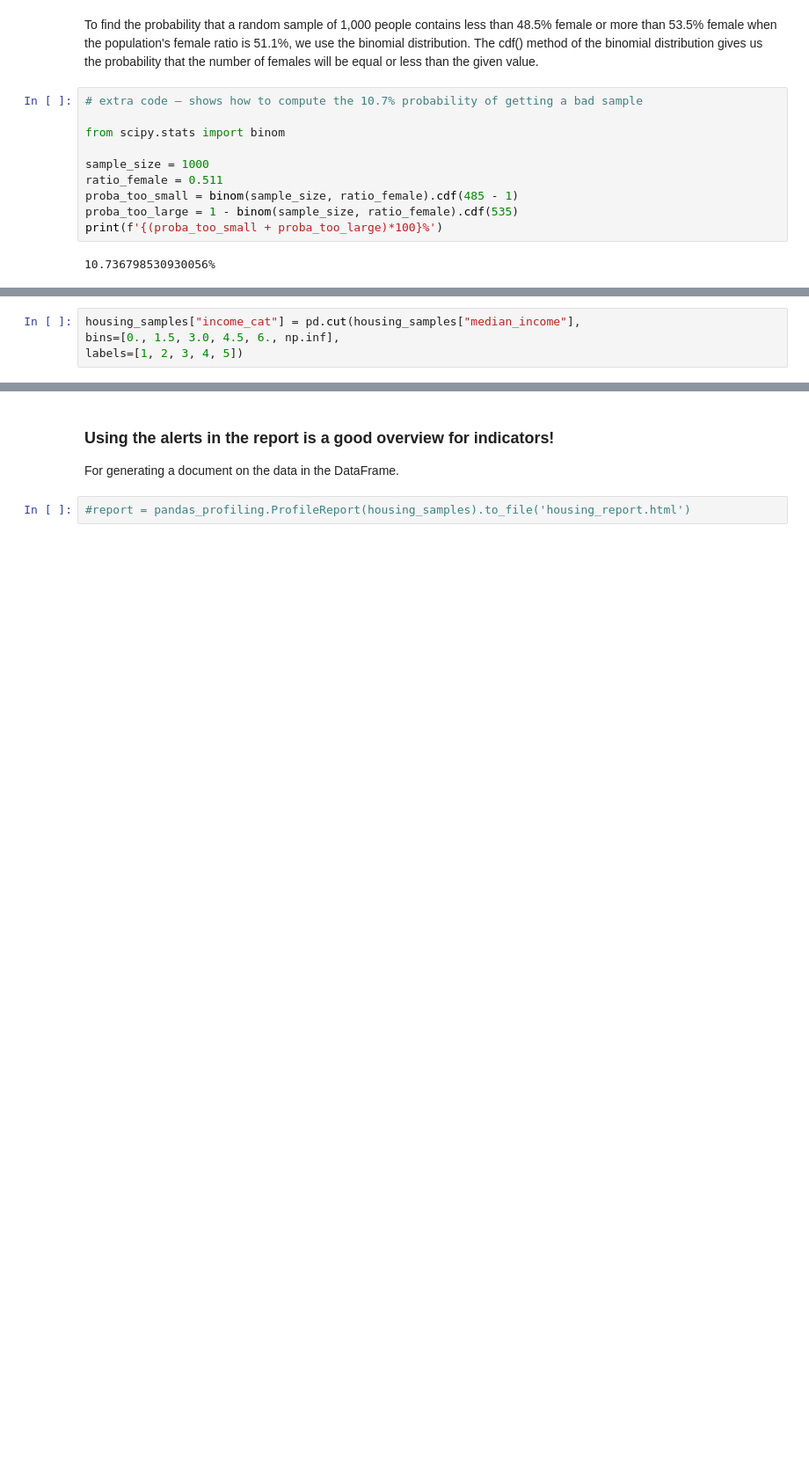
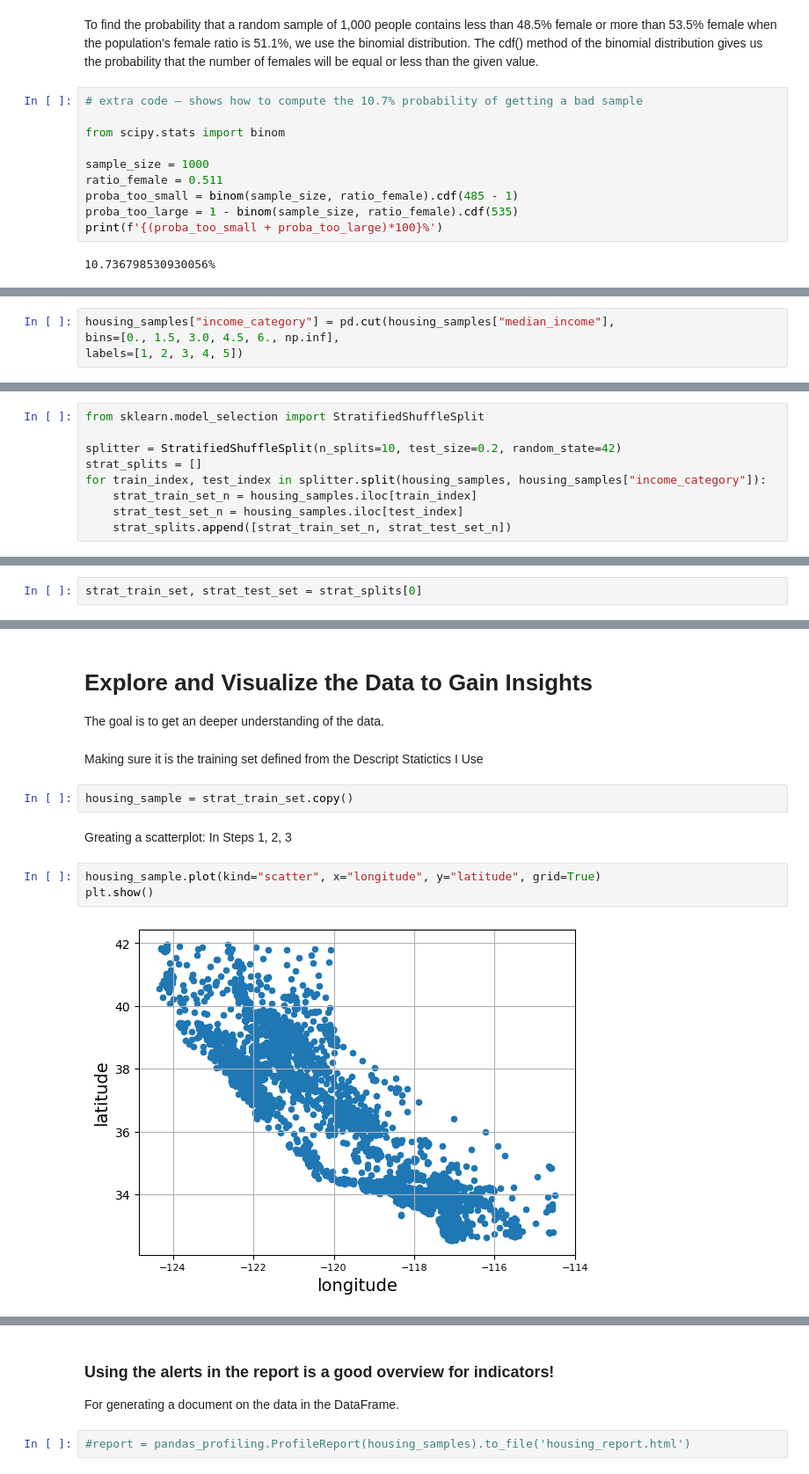
Before and after one commit to TimoSR/AppliedAI, a Jupyter notebook: lectures/chapter_7/ML_example_eTe.ipynb, the cells around one changed output, grey strips where cells are left out. Shown: that part at 88% size. Drawn from its saved outputs; the diff is of its cells as text; blank space fills up the shorter version.

```diff
--- a/lectures/chapter_7/ML_example_eTe.ipynb
+++ b/lectures/chapter_7/ML_example_eTe.ipynb
@@ -240,5 +241,5 @@ Most median income values are clustered around 1.5 to 6 (i.e., $15,000–$60,000
 # %%
-housing_samples["income_cat"] = pd.cut(housing_samples["median_income"],
+housing_samples["income_category"] = pd.cut(housing_samples["median_income"],
 bins=[0., 1.5, 3.0, 4.5, 6., np.inf],
 labels=[1, 2, 3, 4, 5])
 # %%
@@ -250,0 +266,9 @@ plt.show()
+# %%
+from sklearn.model_selection import StratifiedShuffleSplit
+
+splitter = StratifiedShuffleSplit(n_splits=10, test_size=0.2, random_state=42)
+strat_splits = []
+for train_index, test_index in splitter.split(housing_samples, housing_samples["income_category"]):
+    strat_train_set_n = housing_samples.iloc[train_index]
+    strat_test_set_n = housing_samples.iloc[test_index]
+    strat_splits.append([strat_train_set_n, strat_test_set_n])
@@ -250,0 +277,2 @@ plt.show()
+# %%
+strat_train_set, strat_test_set = strat_splits[0]
@@ -250,0 +329,14 @@ plt.show()
+# %% [markdown]
+# Explore and Visualize the Data to Gain Insights
+The goal is to get an deeper understanding of the data.
+# %% [markdown]
+Making sure it is the training set defined from the Descript Statictics I Use
+# %%
+housing_sample = strat_train_set.copy()
+# %% [markdown]
+Greating a scatterplot: In Steps 1, 2, 3
+# %%
+housing_sample.plot(kind="scatter", x="longitude", y="latitude", grid=True)
+plt.show()
+# %% [output]
+[figure, added]
```
Also changed, not shown: parts of 28 cells of this notebook.
